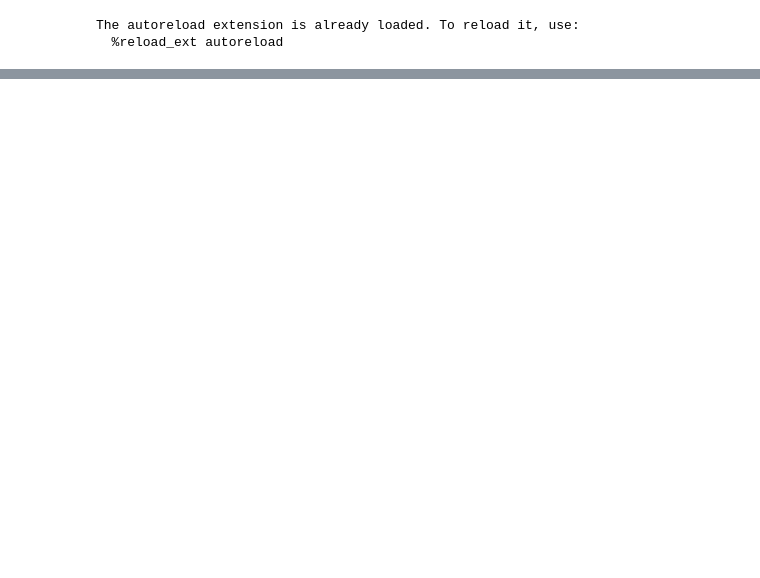
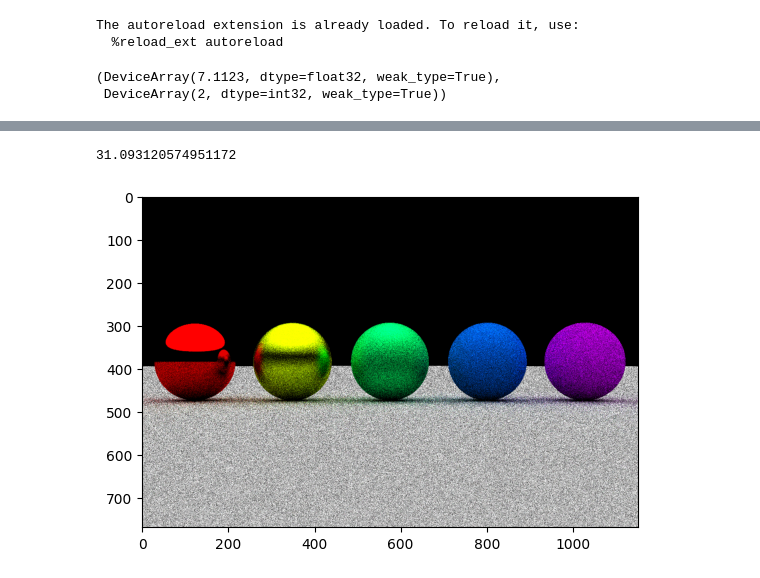
Before and after one commit to schmidtdominik/jax-raytracing, a Jupyter notebook: rt.ipynb, the cells around one changed output, grey strips where cells are left out. Cells and saved outputs as stored; diff of their text form; code cells hidden in the pictures; blank space fills up the shorter version.

```diff
--- a/rt.ipynb
+++ b/rt.ipynb
@@ -22 +48,6 @@ The autoreload extension is already loaded. To reload it, use:
+# %%
+jax.lax.fori_loop(0, 6, lambda i, x: (x[0]+1, x[1]), (1.1123, 2))
+# %% [output]
+(DeviceArray(7.1123, dtype=float32, weak_type=True),
+ DeviceArray(2, dtype=int32, weak_type=True))
 # %%
@@ -96,16 +129,43 @@ camera_persp = 12
 # %%
-def render_img(spheres):
-    sphere_pos, sphere_radius, mat_color, em_color, em_strength, mat = stack_dict_list(spheres)
+# bounce count, time
+# 4, 31
+# 8, 61.3
+# 16, 121-122
 
-    key = jax.random.PRNGKey(0)
-    result_img = jnp.zeros((res_y, res_x, 3))
+sphere_pos, sphere_radius, mat_color, em_color, em_strength, mat = stack_dict_list(spheres)
 
-    k = 1000
-    for i in trange(k):
-        key, subkey = jax.random.split(key, 2)
-        x_offset, y_offset = (jax.random.uniform(subkey, (2,))-0.5)*0.005
-        ray_pos, ray_dirs = get_init(res_x, res_y, x_persp, y_persp, camera_persp, x_offset, y_offset)
-        key_grid = jax.random.split(subkey, res_x*res_y).reshape((res_x, res_y, -1))
-        result_img += ray_trace(ray_pos.copy(), ray_dirs.copy(), key_grid, sphere_pos, sphere_radius, mat_color, em_color, em_strength, mat)
+key = jax.random.PRNGKey(0)
+result_img = jnp.zeros((res_y, res_x, 3))
 
-    return result_img
+# this should be before every ray trace, but for now keep it here
+x_offset, y_offset = (jax.random.uniform(subkey, (2,)) - 0.5) * 0.005
+ray_pos, ray_dirs = get_init(res_x, res_y, x_persp, y_persp, camera_persp, x_offset, y_offset)
+#
+
+result_img.block_until_ready()
+t0 = time.time()
+
+k = 10
+for i in range(k):
+    key, subkey = jax.random.split(key, 2)
+    key_grid = jax.random.split(subkey, res_x * res_y).reshape((res_x, res_y, -1))
+
+
+    result_img += full_ray_trace(
+        ray_pos,
+        ray_dirs,
+        key_grid,
+        sphere_pos,
+        sphere_radius,
+        mat_color,
+        em_color,
+        em_strength,
+        mat,
+    )
+
+result_img.block_until_ready()
+print((time.time()-t0)*1000)
+
+plt.imshow(result_img/jnp.quantile(result_img.flatten(), 0.95))
+plt.show()
+# %% [output]
@@ -112 +173,3 @@ def render_img(spheres):
+31.093120574951172
+[figure, added]
 # %%
```
Also changed, not shown: parts of 17 cells of this notebook, 2 other files.
